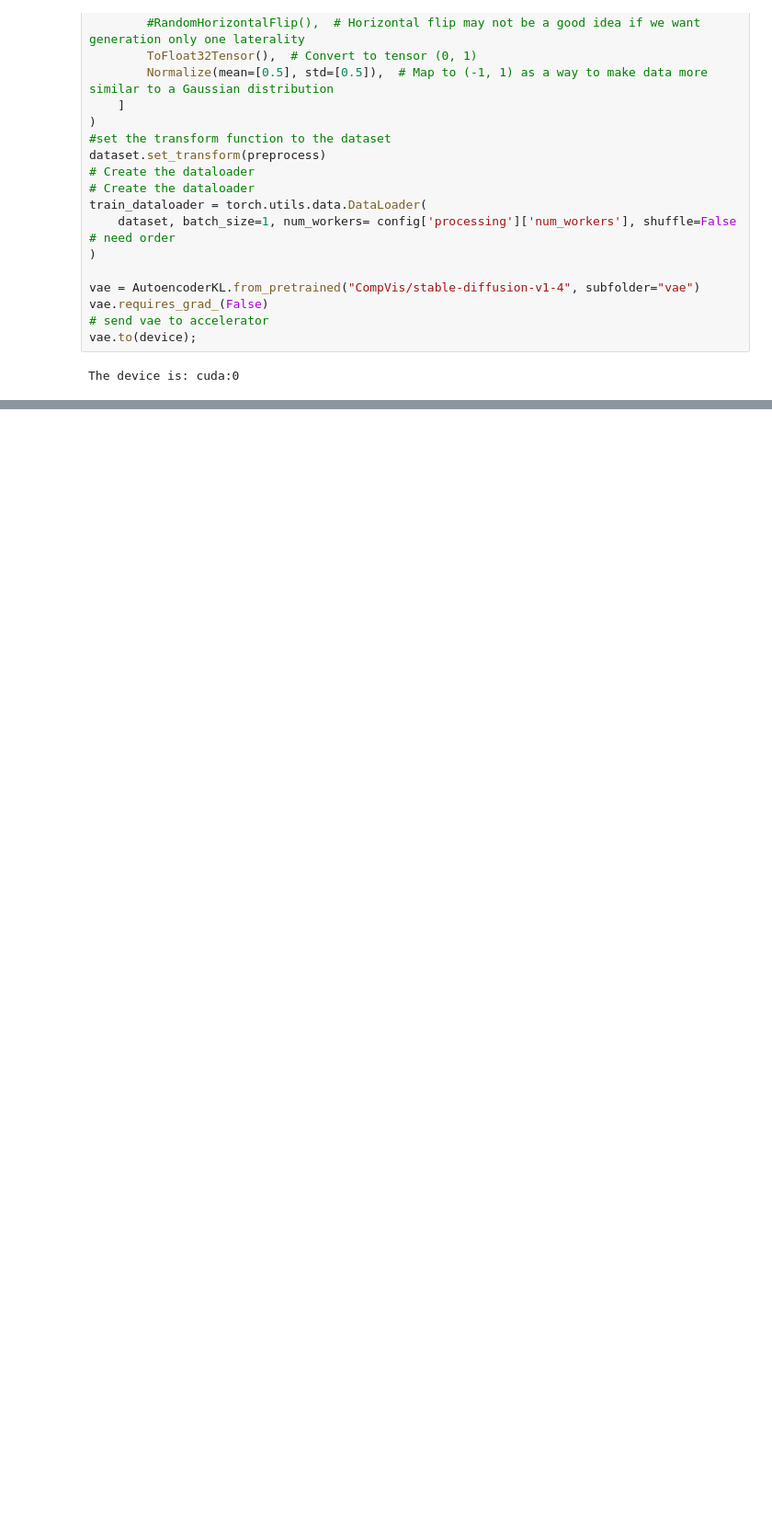
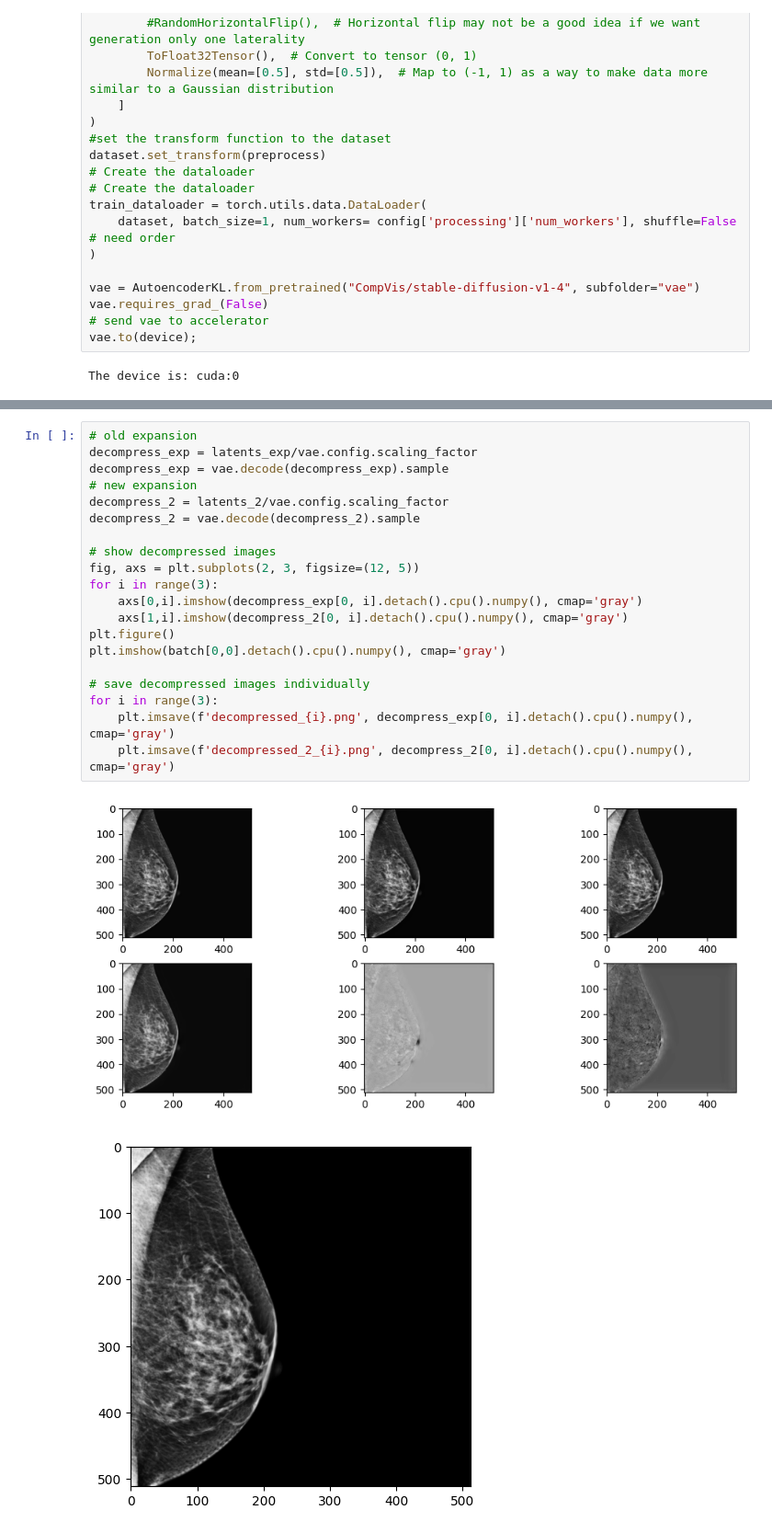
Before and after one commit to Likalto4/diffusion-models_master, a Jupyter notebook: dataset_analysis/playground.ipynb, the cells around one changed output, grey strips where cells are left out. Shown at 92% size. Cells and saved outputs as stored; diff of their text form; blank space fills up the shorter version.

```diff
--- a/dataset_analysis/playground.ipynb
+++ b/dataset_analysis/playground.ipynb
@@ -186,0 +213,23 @@ torch.save(latents, repo_path / 'data/images/breast10p_latents'/f'{Path(name).st
+# %%
+# old expansion
+decompress_exp = latents_exp/vae.config.scaling_factor
+decompress_exp = vae.decode(decompress_exp).sample
+# new expansion
+decompress_2 = latents_2/vae.config.scaling_factor
+decompress_2 = vae.decode(decompress_2).sample
+
+# show decompressed images
+fig, axs = plt.subplots(2, 3, figsize=(12, 5))
+for i in range(3):
+    axs[0,i].imshow(decompress_exp[0, i].detach().cpu().numpy(), cmap='gray')
+    axs[1,i].imshow(decompress_2[0, i].detach().cpu().numpy(), cmap='gray')
+plt.figure()
+plt.imshow(batch[0,0].detach().cpu().numpy(), cmap='gray')
+
+# save decompressed images individually
+for i in range(3):
+    plt.imsave(f'decompressed_{i}.png', decompress_exp[0, i].detach().cpu().numpy(), cmap='gray')
+    plt.imsave(f'decompressed_2_{i}.png', decompress_2[0, i].detach().cpu().numpy(), cmap='gray')
+# %% [output]
+[figure, added]
+[figure, added]
```
Also changed, not shown: parts of 6 cells of this notebook, 2 other files.
